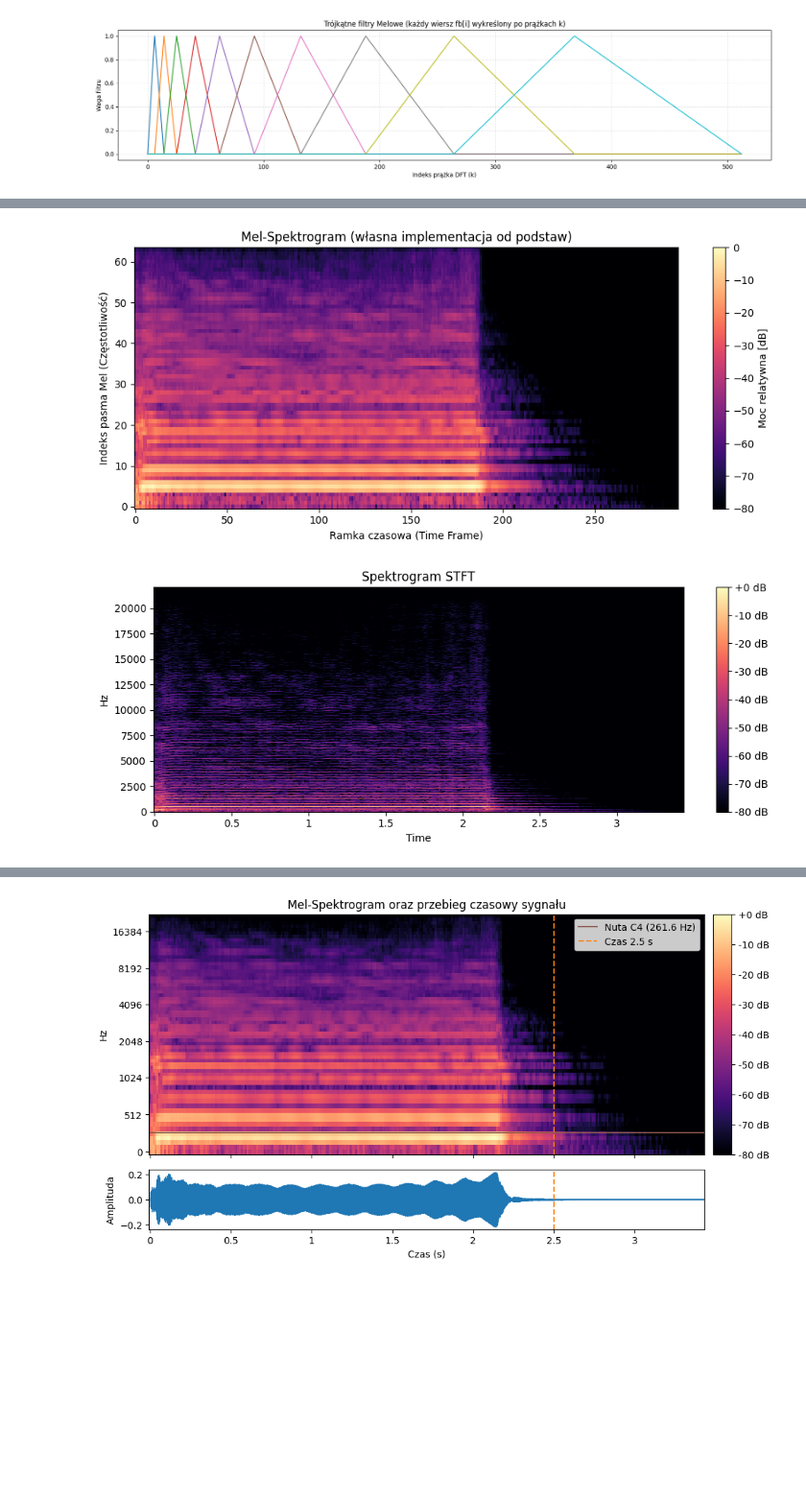
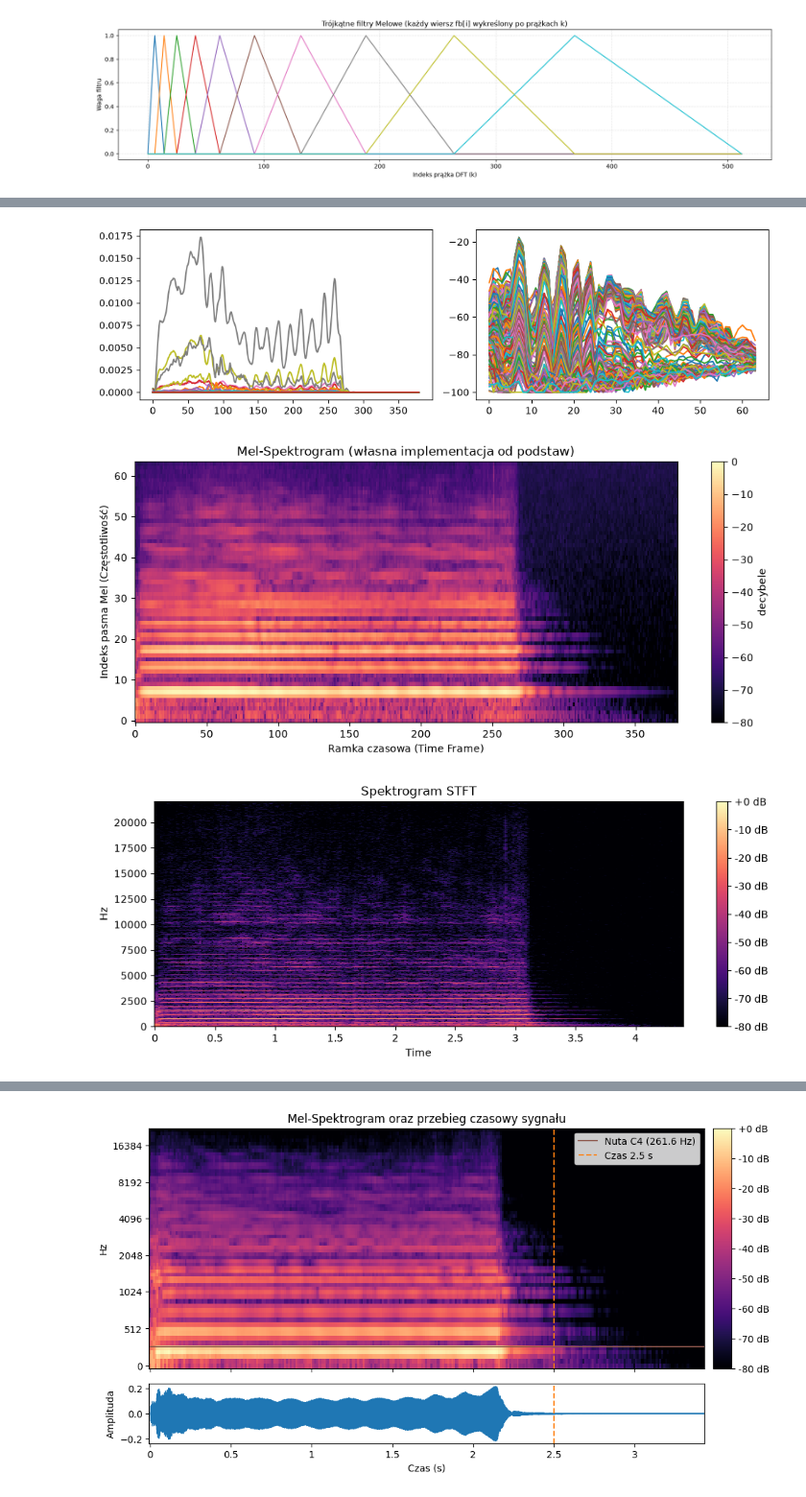
Before and after one commit to DawidSkowronski/PyTorch-Projects, a Jupyter notebook: MelSpectrogram_Implementation/mel_spect.ipynb, the cells around one changed output, grey strips where cells are left out. Shown at 96% size. Cells and saved outputs as stored; diff of their text form; code cells hidden in the pictures; blank space fills up the shorter version.

```diff
--- a/MelSpectrogram_Implementation/mel_spect.ipynb
+++ b/MelSpectrogram_Implementation/mel_spect.ipynb
@@ -27,7 +27,7 @@ print(f"Znalezione pliki .wav: {len(audio_files)}")
 Znalezione pliki .wav: 42
 # %%
 # Przykładowy plik
-sample_file = audio_files[1]
+sample_file = audio_files[4]
 audio_signal, sample_rate = sf.read(sample_file)
 
 file_name = sample_file.stem
@@ -203,14 +202,0 @@ sliced_audio.shape
-# %%
-# Obsługa wycinków
-p = [1,2,3,4,5,6,7,8,9,10] # padding, dokleić 0 na końcu listy
-
-N = 4
-H = 2
-elem = 10
-K = (elem-N)//H +1
-#8 -> 6 .> 4
-print(K)
-
-for i in range(K):
-    print(i*H, N + i*H)
-    print(p[i*H: N + i*H])
@@ -233,8 +209,8 @@ Nakładamy funkcję okna na każdą wycietą ramkę.
 
 $$w(n) = 0.5 - 0.5*\cos(\frac{2\pi n}{N-1}), \; \; 0 \le n \le N-1$$
 # %%
-def hann_window(window_len=1024):
-    return np.asarray([ (0.5 - 0.5*np.cos(2*np.pi*n/ (window_len-1))) for n in range(window_len) ])
+def hann_window(frame_len=1024):
+    return np.asarray([ (0.5 - 0.5*np.cos(2*np.pi*n/ (frame_len-1))) for n in range(frame_len) ])
 # %%
 hann_1024 = hann_window(1024)
 plt.plot(hann_1024)
@@ -551,43 +657,56 @@ mel_spectrogram_dB.shape
 # %%
-import matplotlib.pyplot as plt
-import numpy as np
+mel_filterbanks = create_mel_filterbank(lowest_freq= 20,highest_freq= sample_rate//2, n_mel_filters= 64, frame_len=1024, sr = sample_rate)
+mel_spectrogram = np.dot(linear_spectrogram, mel_filterbanks.T)
 
-# 1. Zabezpieczenie przed zerami (aby uniknąć -inf) i konwersja na dB
-# Obcinamy szum tła do 80 dB poniżej maksimum (standard librosa)
-amin = 1e-10
-mel_spec_safe = np.maximum(mel_spectrogram, amin)
-mel_spectrogram_dB = 10 * np.log10(mel_spec_safe)
+    # Zabezpieczenie przed log(0)
+    # epsilon maszynowy dla float64
+#epsilon = np.finfo(np.float64).eps
+replace_zero = 1e-10 # standard w bibliotece librosa (-100 decybeli)
+mel_spectrogram = np.maximum(mel_spectrogram,replace_zero)
+
+
+#Różnica między mnożnikiem 10 a 20 wynika bezpośrednio z definicji decybela oraz z tego, czy logarytmujemy wielkość mocy (energię), czy wielkość pola (amplitudę/ciśnienie).
+# Konwersja na decybele
+mel_spectrogram_dB = 10 * np.log10(mel_spectrogram)
+
+plt.figure(figsize=(10,3))
+
+plt.subplot(1, 2, 1)
+plt.plot(mel_spectrogram)
+#plt.xlim((0,50))
+
+plt.subplot(1, 2, 2)
+plt.plot(mel_spectrogram_dB.T)
+#plt.xlim((0,50))
+plt.tight_layout()
+
+mel_spectrogram_dB.shape
 
 # Normalizacja: najgłośniejszy punkt ma 0 dB, reszta wartości jest ujemna
 mel_spectrogram_dB -= np.max(mel_spectrogram_dB)
-mel_spectrogram_dB = np.maximum(
-    mel_spectrogram_dB, -80.0
-)  # obcięcie do zakresu [-80, 0] dB
+mel_spectrogram_dB = np.maximum( mel_spectrogram_dB, -80.0 )  # obcięcie do zakresu [-80, 0] dB
 
-# 2. Prawidłowa wizualizacja 2D
 plt.figure(figsize=(10, 4.5))
 
-# mel_spectrogram_dB ma wymiary (czas, pasma mel)
-# Po transpozycji .T ma wymiary (pasma mel, czas):
 img = plt.imshow(
     mel_spectrogram_dB.T,
-    origin="lower",  # 0 pasmo Mel (bas) na samym dole
-    aspect="auto",  # dopasowanie proporcji do szerokości okna
-    cmap="magma",  # paleta barw (np. 'magma', 'viridis', 'inferno')
+    origin="lower",
+    aspect="auto",
+    cmap="magma",
     interpolation="nearest",
 )
 
-# Dodanie paska legendy kolorów (dB)
 cbar = plt.colorbar(img)
-cbar.set_label("Moc relatywna [dB]")
+cbar.set_label("decybele")
 
 plt.title("Mel-Spektrogram (własna implementacja od podstaw)")
 plt.xlabel("Ramka czasowa (Time Frame)")
 plt.ylabel("Indeks pasma Mel (Częstotliwość)")
 plt.tight_layout()
 plt.show()
 # %% [output]
-[figure, old version]
+[figure, new version]
+[figure, added]
 # %%
 import librosa
 import librosa.display
@@ -616,7 +735,7 @@ ax.set_title("Spektrogram STFT")
 plt.tight_layout()
 plt.show()
 # %% [output]
-[figure, old version]
+[figure, new version]
 # %%
 
 # 1. Wczytanie pliku audio (lub użycie istniejącego audio_signal i sr)
```
Also changed, not shown: parts of 28 cells of this notebook, 2 other files.
